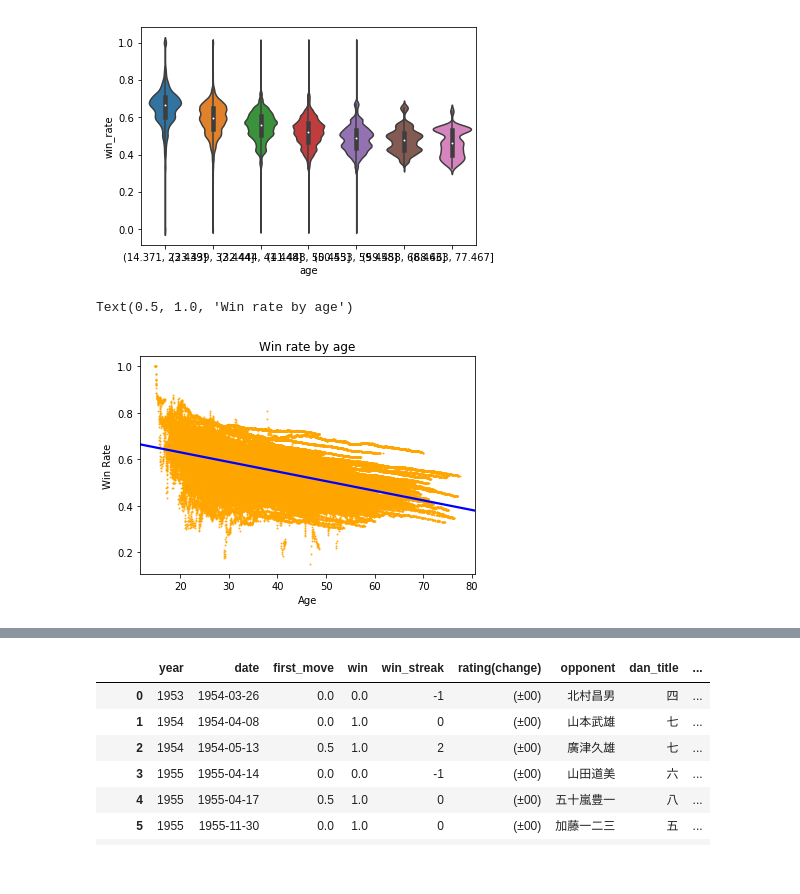
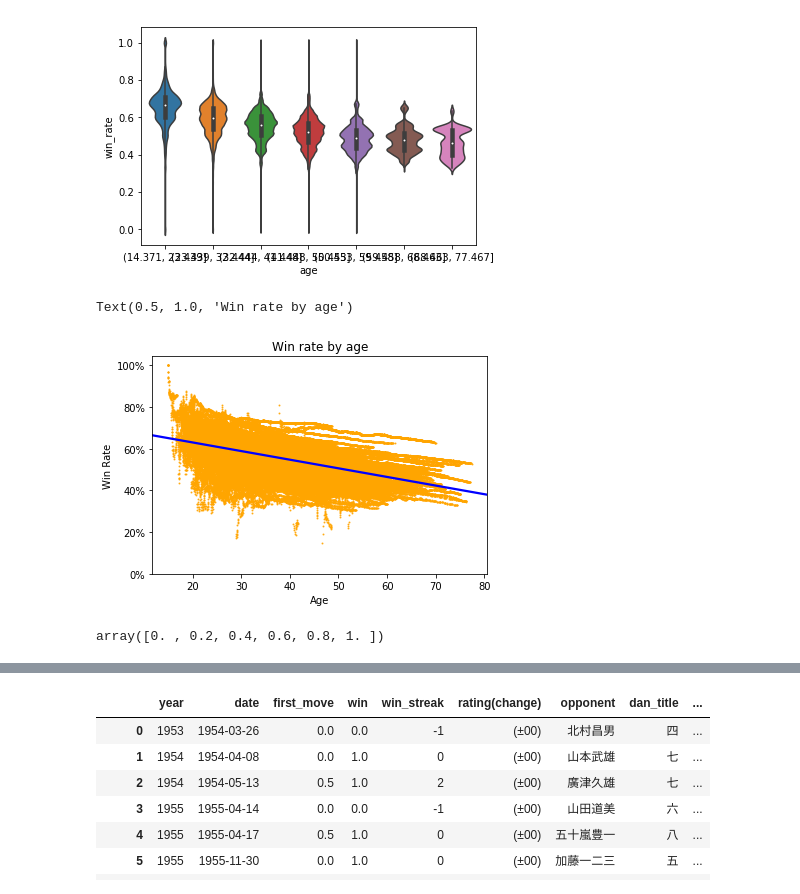
Before and after one commit to dzkha/Shogi-Post, a Jupyter notebook: Shogi.ipynb, the cells around one changed output, grey strips where cells are left out. Saved outputs shown, nothing was run; the diff lists cells and outputs as text; code cells hidden in the pictures.

```diff
--- a/Shogi.ipynb
+++ b/Shogi.ipynb
@@ -376,11 +376,16 @@ sns.violinplot(age_bins,matches['win_rate'])
 # %%
 sns.regplot(matches[matches['matches'] > 20]['age'],
             matches[matches['matches'] > 20]['win_rate'],
             scatter_kws={"color": "orange", "s": 1},
             line_kws={"color": "blue"})
 plt.xlabel("Age")
 plt.ylabel("Win Rate")
+plt.yticks(np.arange(0,1.2,.2),('0%','20%','40%','60%','80%','100%'))
 plt.title("Win rate by age")
 # %% [output]
 Text(0.5, 1.0, 'Win rate by age')
-[figure, old version]
+[figure, new version]
+# %%
+np.arange(0,1.2,.2)
+# %% [output]
+array([0. , 0.2, 0.4, 0.6, 0.8, 1. ])
```
Also changed, not shown: parts of 10 cells of this notebook.
